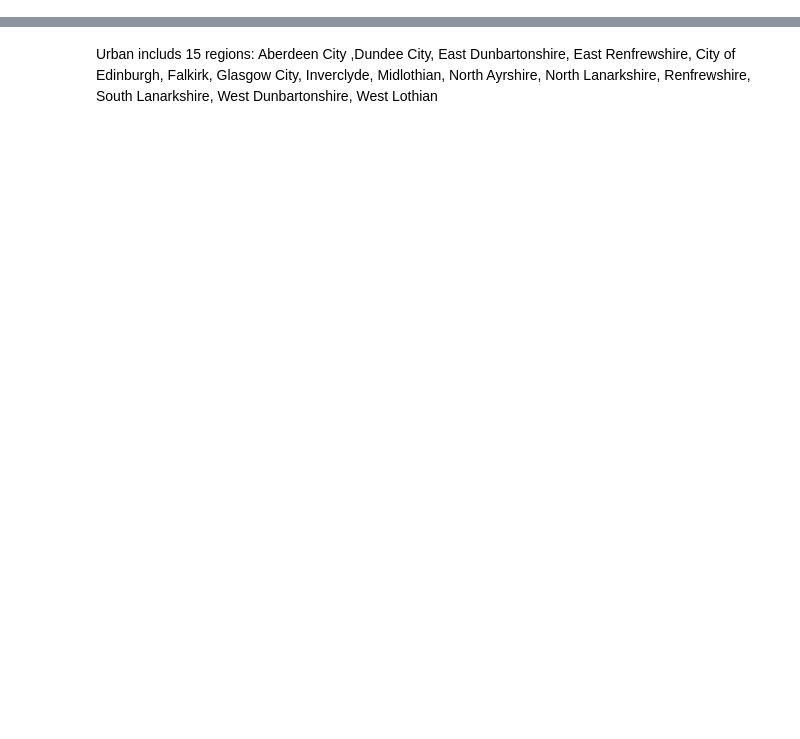
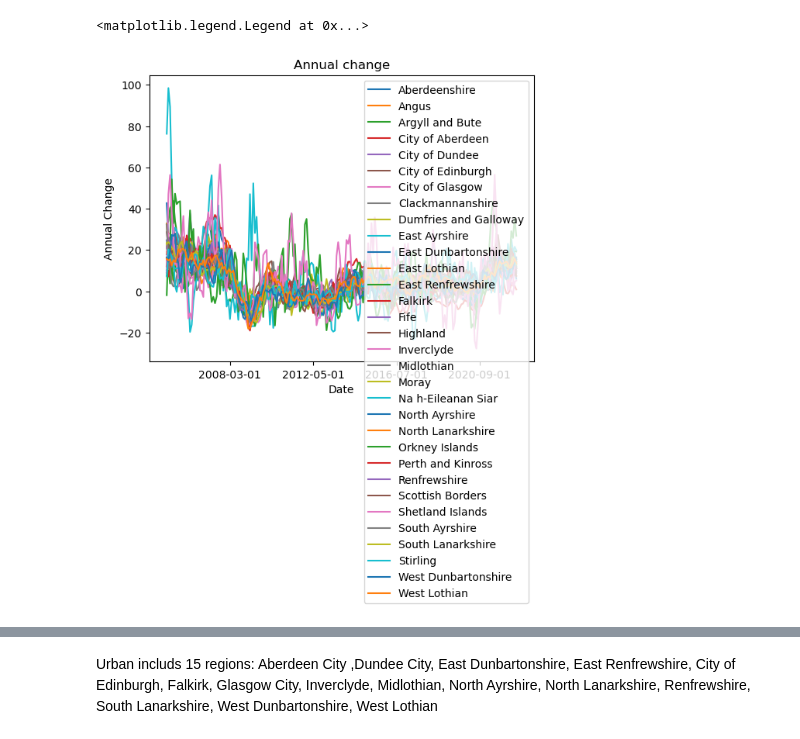
Before and after one commit to kegrad/house-price-index-group-project, a Jupyter notebook: Scotland.ipynb, the cells around one changed output, grey strips where cells are left out. Saved outputs shown, nothing was run; the diff lists cells and outputs as text; code cells hidden in the pictures; blank space fills up the shorter version.

```diff
--- a/Scotland.ipynb
+++ b/Scotland.ipynb
@@ -52,0 +28,15 @@ df_monthly_change=df_scotland.pivot(index='Date',columns='Region_Name',values='M
+# %%
+#plt.figure(figsize=(16, 8), dpi=300)
+df_annual_change=df_scotland.pivot(index='Date',columns='Region_Name',values='Annual_Change')
+##df_annual_change[['City of Edinburgh','City of Glasgow', 'Stirling','Orkney Islands']].plot()
+df_annual_change.plot()
+# adding title to the plot
+plt.title('Annual change')
+
+# adding labels to the axes, add a legend
+plt.xlabel('Date')
+plt.ylabel('Annual Change')
+plt.legend()
+# %% [output]
+<matplotlib.legend.Legend at 0x...>
+[figure, added]
```
Also changed, not shown: parts of 67 cells of this notebook.
